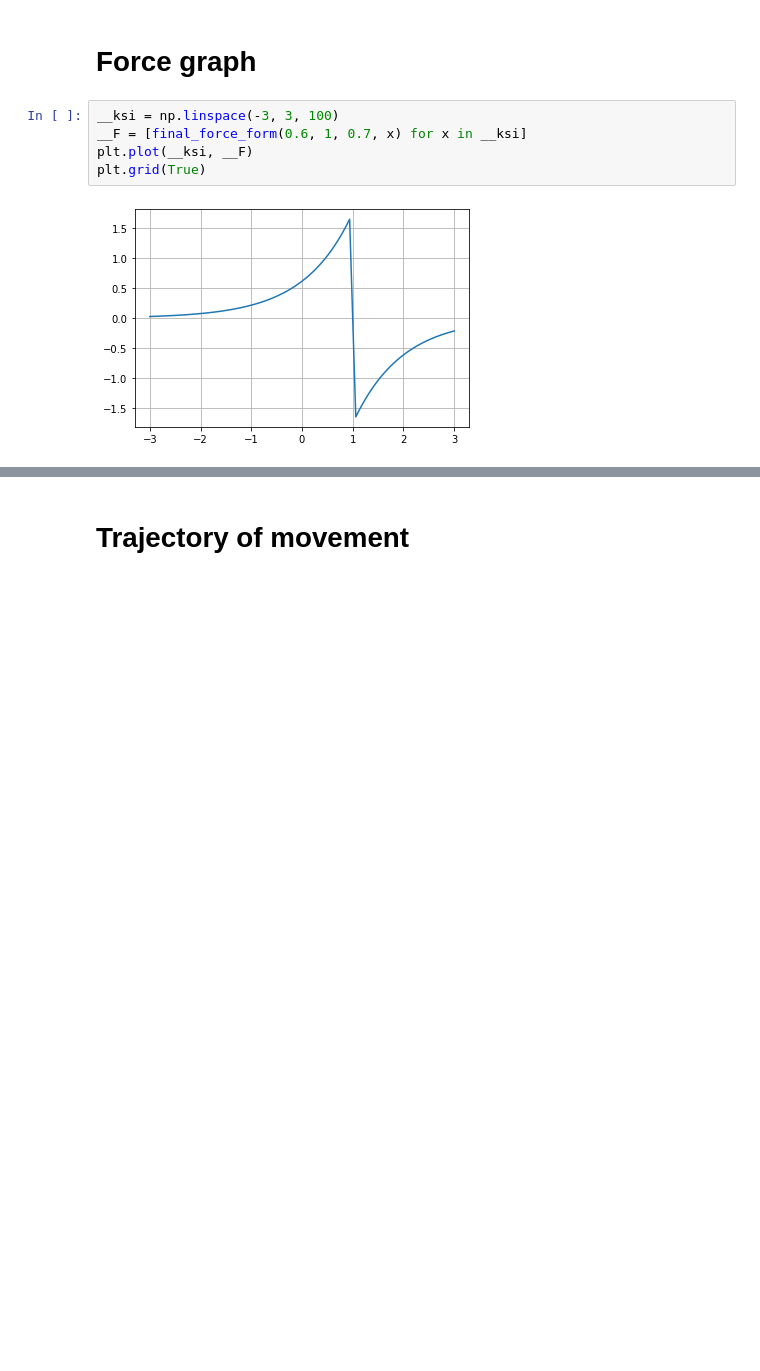
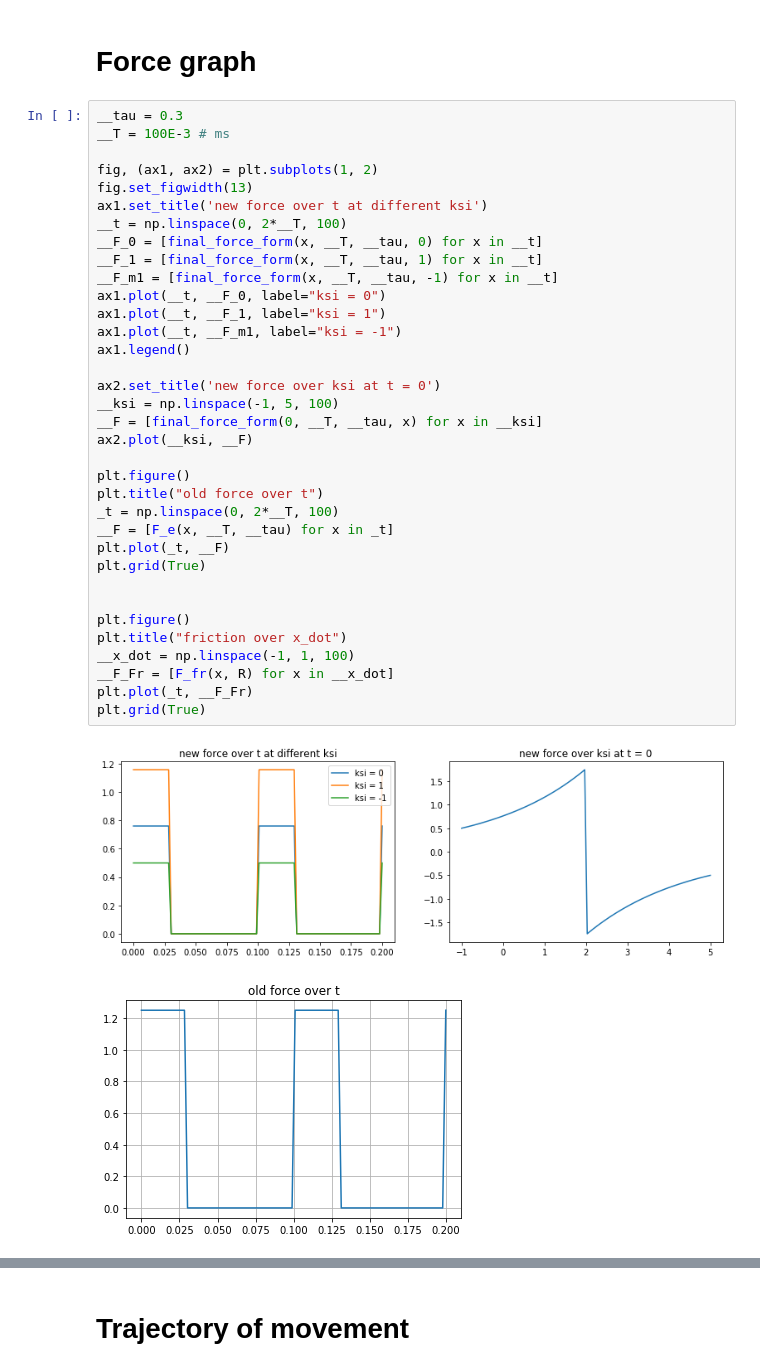
Before and after one commit to xxFirefly/mpc_rl_capsubot, a Jupyter notebook: expore_model.ipynb, the cells around one changed output, grey strips where cells are left out. Cells and saved outputs as stored; diff of their text form; blank space fills up the shorter version.

```diff
--- a/expore_model.ipynb
+++ b/expore_model.ipynb
@@ -219,9 +157,40 @@ def fr_work(x, t, p):
 # %% [markdown]
 # Force graph
-# %%
-__ksi = np.linspace(-3, 3, 100)
-__F = [final_force_form(0.6, 1, 0.7, x) for x in __ksi]
-plt.plot(__ksi, __F)
-plt.grid(True)
-# %% [output]
-[figure, removed]
+# %%
+__tau = 0.3
+__T = 100E-3 # ms
+
+fig, (ax1, ax2) = plt.subplots(1, 2)
+fig.set_figwidth(13)
+ax1.set_title('new force over t at different ksi')
+__t = np.linspace(0, 2*__T, 100)
+__F_0 = [final_force_form(x, __T, __tau, 0) for x in __t]
+__F_1 = [final_force_form(x, __T, __tau, 1) for x in __t]
+__F_m1 = [final_force_form(x, __T, __tau, -1) for x in __t]
+ax1.plot(__t, __F_0, label="ksi = 0")
+ax1.plot(__t, __F_1, label="ksi = 1")
+ax1.plot(__t, __F_m1, label="ksi = -1")
+ax1.legend()
+
+ax2.set_title('new force over ksi at t = 0')
+__ksi = np.linspace(-1, 5, 100)
+__F = [final_force_form(0, __T, __tau, x) for x in __ksi]
+ax2.plot(__ksi, __F)
+
+plt.figure()
+plt.title("old force over t")
+_t = np.linspace(0, 2*__T, 100)
+__F = [F_e(x, __T, __tau) for x in _t]
+plt.plot(_t, __F)
+plt.grid(True)
+
+
+plt.figure()
+plt.title("friction over x_dot")
+__x_dot = np.linspace(-1, 1, 100)
+__F_Fr = [F_fr(x, R) for x in __x_dot]
+plt.plot(_t, __F_Fr)
+plt.grid(True)
+# %% [output]
+[figure, added]
+[figure, added]
```
Also changed, not shown: parts of 13 cells of this notebook, 1 other file.
